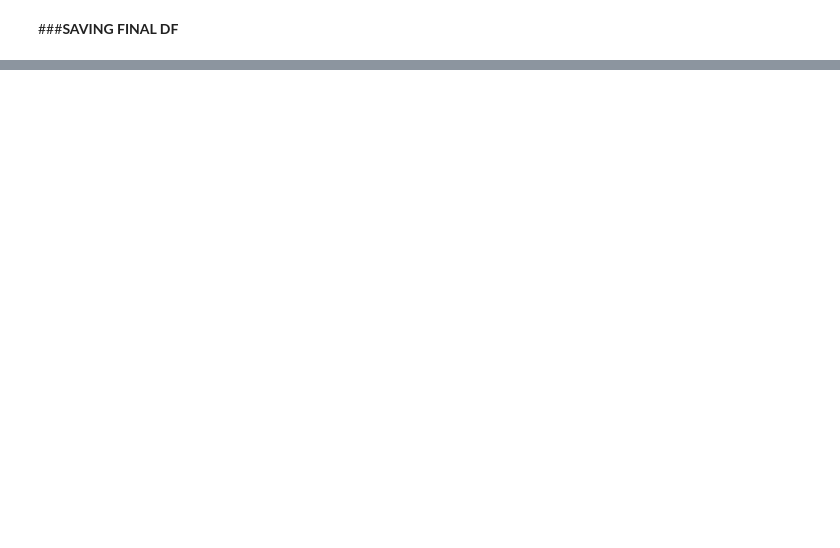
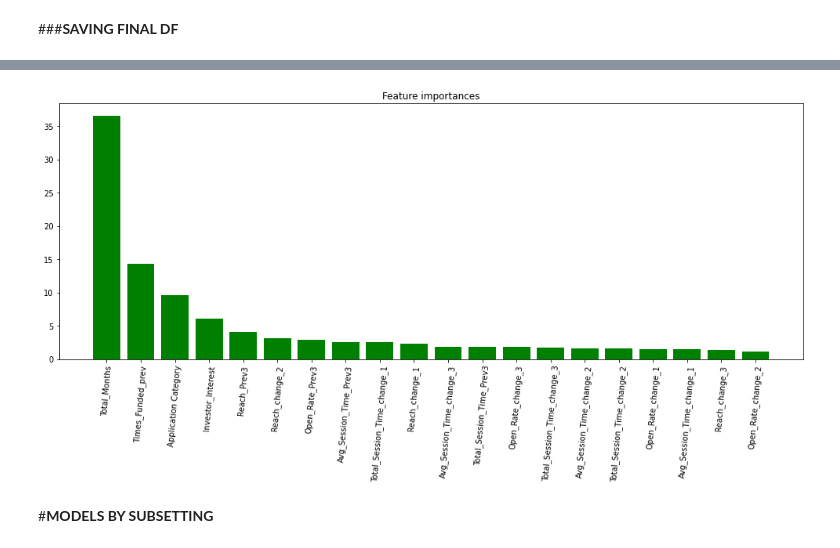
Before and after one commit to yagnik99/Funds-Prediction-for-a-Startup, a Jupyter notebook: Yagnik_Pandya_Capstone_Project_4_Startup_Funding_Prediction.ipynb, the cells around one changed output, grey strips where cells are left out. Drawn from its saved outputs; the diff is of its cells as text; code cells hidden in the pictures; blank space fills up the shorter version.

```diff
--- a/Yagnik_Pandya_Capstone_Project_4_Startup_Funding_Prediction.ipynb
+++ b/Yagnik_Pandya_Capstone_Project_4_Startup_Funding_Prediction.ipynb
@@ -1436,0 +1754,18 @@ a.groupby('cat').count()
+# %%
+# Feature Importance
+feature_importances = pd.DataFrame(clf.feature_importances_,
+                                   index = X.columns,
+                                    columns=['importance']).sort_values('importance',
+                                                                        ascending=False)
+
+plt.subplots(figsize=(17,6))
+plt.title("Feature importances")
+plt.bar(feature_importances.index, feature_importances['importance'],
+        color="g",  align="center")
+plt.xticks(feature_importances.index, rotation = 85)
+#plt.xlim([-1, X.shape[1]])
+plt.show()
+# %% [output]
+[figure, added]
+# %% [markdown]
+#**MODELS BY SUBSETTING**
```
Also changed, not shown: parts of 163 cells of this notebook.
